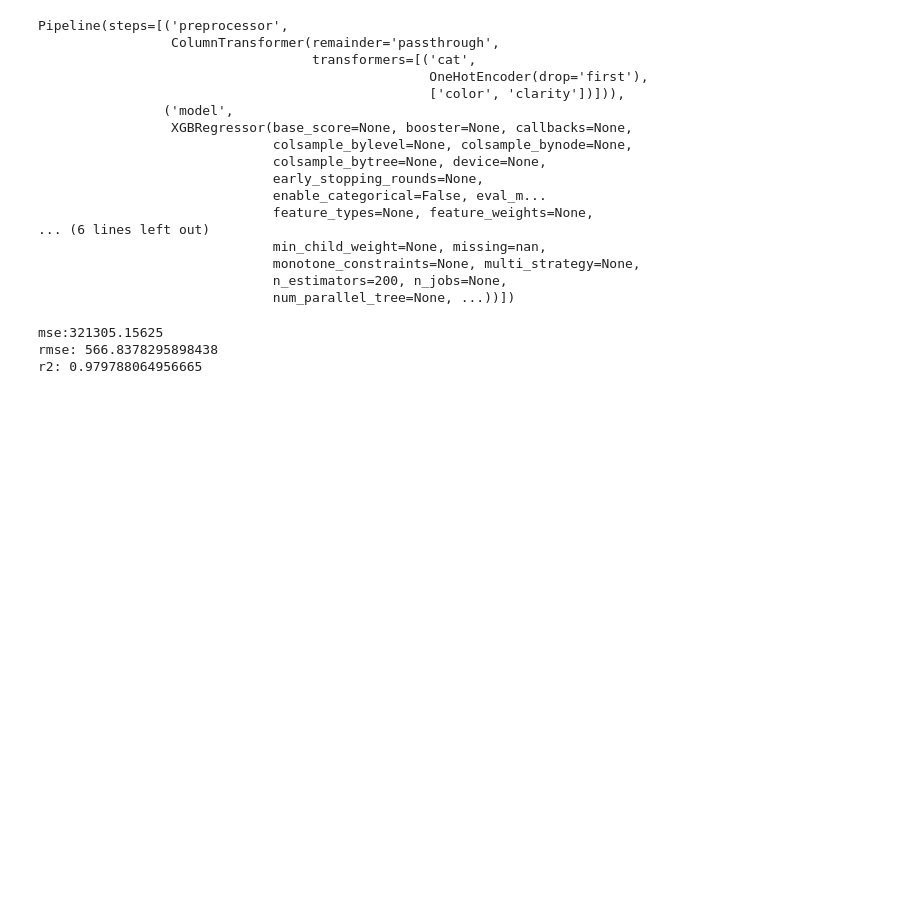
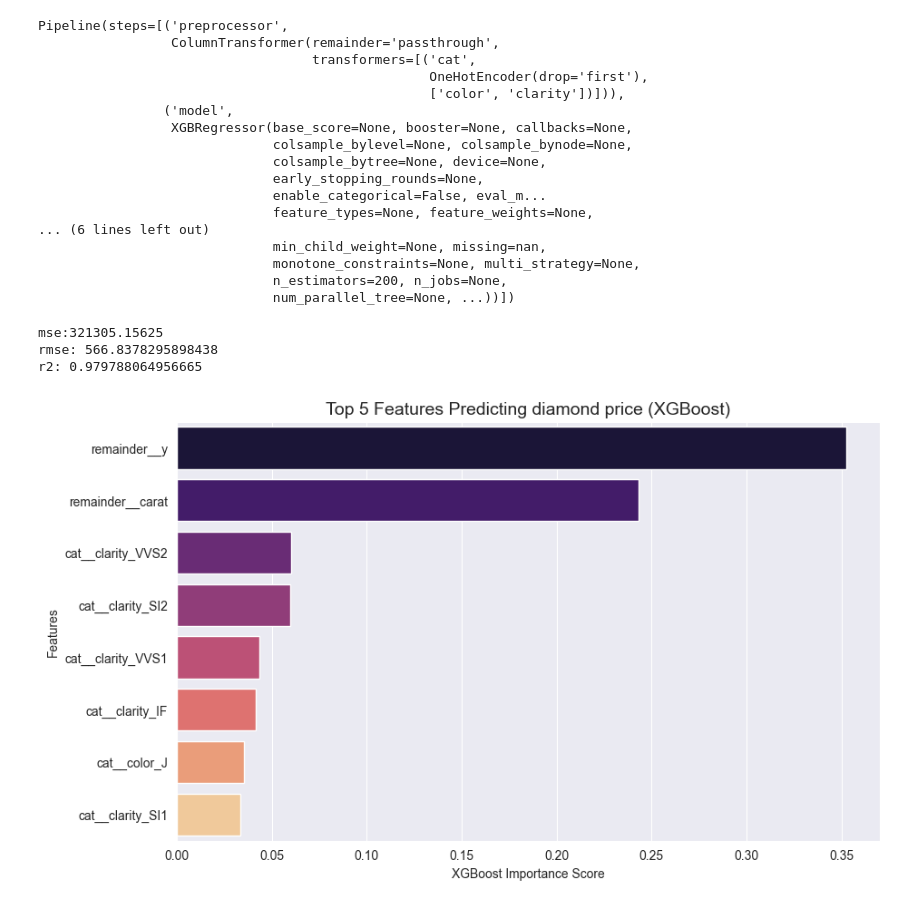
Before and after one commit to eyyupkln/ML-Mini-Projects, a Jupyter notebook: XGBoost/XGBoostRegression.ipynb, the cells around one changed output. Saved outputs shown, nothing was run; the diff lists cells and outputs as text; code cells hidden in the pictures; blank space fills up the shorter version.

Commit message:
Updated XGBoostRegression.

```diff
--- a/XGBoost/XGBoostRegression.ipynb
+++ b/XGBoost/XGBoostRegression.ipynb
@@ -271,0 +275,18 @@ r2: 0.979788064956665
+# %%
+model = pipeline.named_steps['model']
+importances = model.feature_importances_
+# %%
+feature_names = pipeline.named_steps['preprocessor'].get_feature_names_out()
+importance_df = pd.DataFrame({
+    'feature': feature_names,
+    'importance': importances
+}).sort_values(by='importance', ascending=False).head(8)
+# %%
+plt.figure(figsize=(10,6))
+sns.barplot(x='importance',y='feature',data=importance_df,palette='magma', hue='feature', legend=False)
+plt.title('Top 5 Features Predicting diamond price (XGBoost)', fontsize=14)
+plt.xlabel('XGBoost Importance Score')
+plt.ylabel('Features')
+plt.show()
+# %% [output]
+[figure, added]
```
Also changed, not shown: parts of 2 cells of this notebook.
